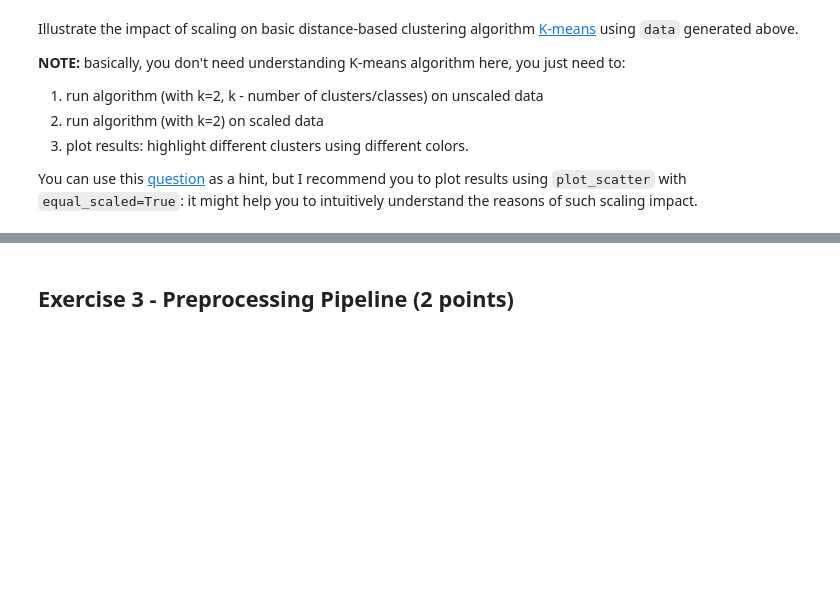
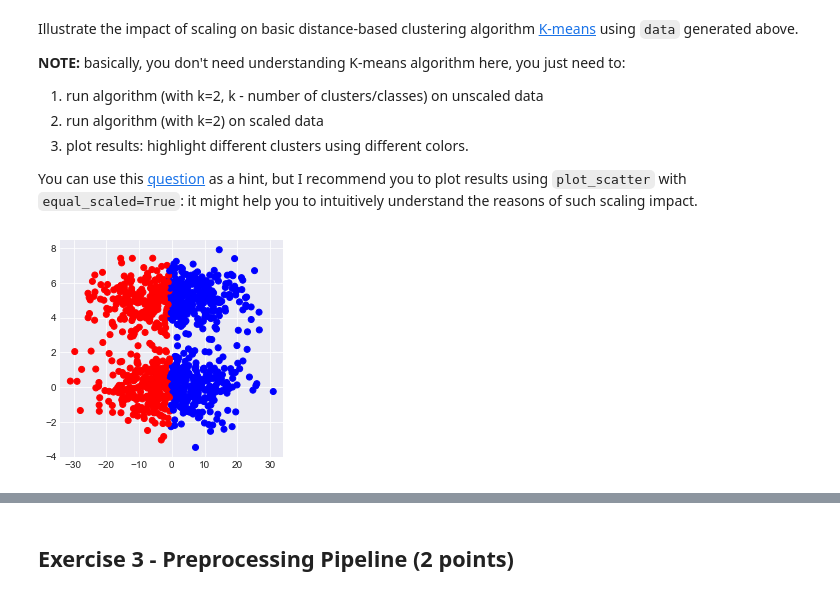
Before and after one commit to egorherby/rs_school_ml_course, a Jupyter notebook: feature_engineering_selection/homework.ipynb, the cells around one changed output, grey strips where cells are left out. Saved outputs shown, nothing was run; the diff lists cells and outputs as text; code cells hidden in the pictures; blank space fills up the shorter version.

```diff
--- a/feature_engineering_selection/homework.ipynb
+++ b/feature_engineering_selection/homework.ipynb
@@ -194,0 +182,5 @@ You can use this [question](https://stats.stackexchange.com/questions/89809/is-i
+# %%
+## your code
+plot_scatter(data[:,0], data[:,1], clusters=KMeans(n_clusters=2).fit_predict(data), auto_scaled=True)
+# %% [output]
+[figure, added]
```
Also changed, not shown: parts of 59 cells of this notebook.
